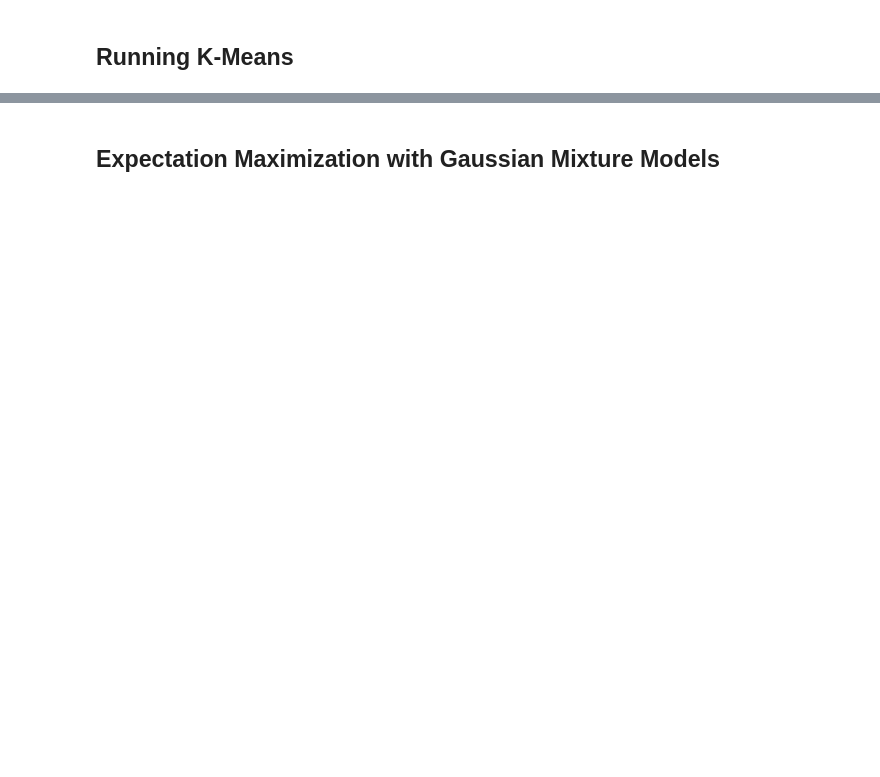
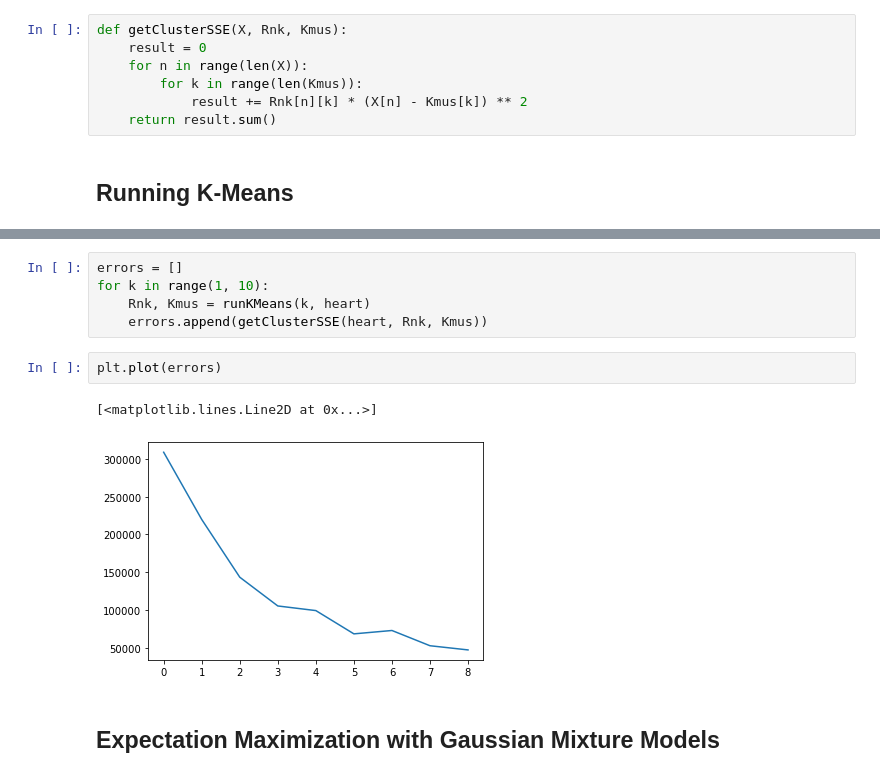
Before and after one commit to pmazumder3927/COGS-118B-Final, a Jupyter notebook: Cogs118B_final_project.ipynb, the cells around one changed output, grey strips where cells are left out. Drawn from its saved outputs; the diff is of its cells as text; blank space fills up the shorter version.

```diff
--- a/Cogs118B_final_project.ipynb
+++ b/Cogs118B_final_project.ipynb
@@ -271,3 +273,10 @@ def runKMeans(K,X ):
+# %%
+def getClusterSSE(X, Rnk, Kmus):
+    result = 0
+    for n in range(len(X)):
+        for k in range(len(Kmus)):
+            result += Rnk[n][k] * (X[n] - Kmus[k]) ** 2
+    return result.sum()
 # %% [markdown]
 ## Running K-Means
 # %%
@@ -281,3 +291,13 @@ plotCurrent((heart - heart_mean) @ h_eigvecs, Rnk, (Kmus - heart_mean) @ h_eigve
+# %%
+errors = []
+for k in range(1, 10):
+    Rnk, Kmus = runKMeans(k, heart)
+    errors.append(getClusterSSE(heart, Rnk, Kmus))
+# %%
+plt.plot(errors)
+# %% [output]
+[<matplotlib.lines.Line2D at 0x...>]
+[figure, added]
 # %% [markdown]
 ## Expectation Maximization with Gaussian Mixture Models
 # %%
```
Also changed, not shown: parts of 10 cells of this notebook.
